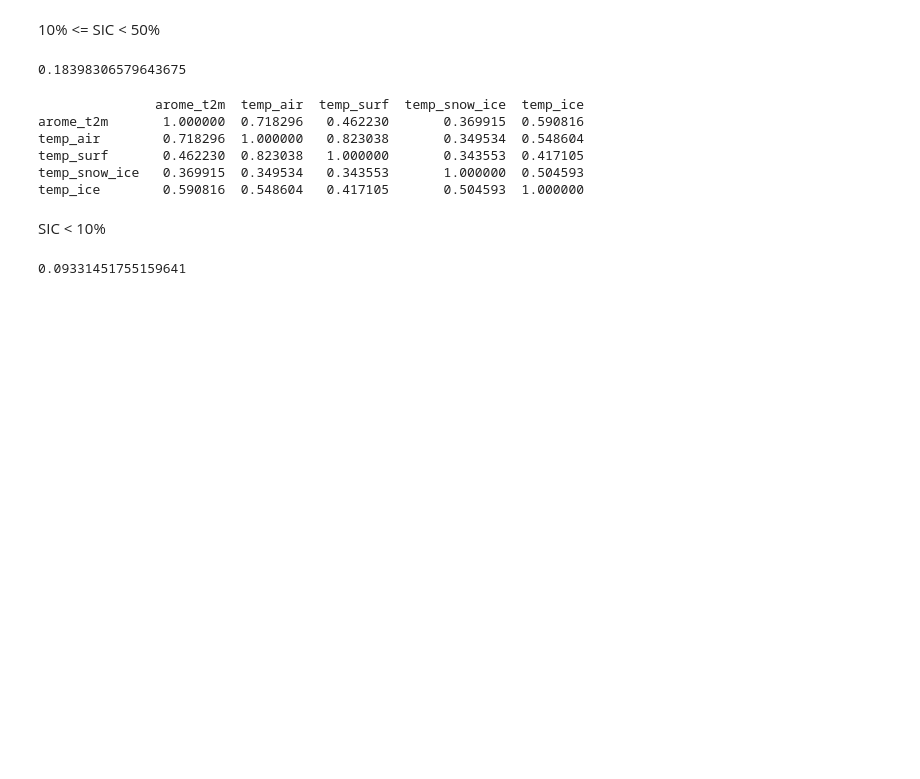
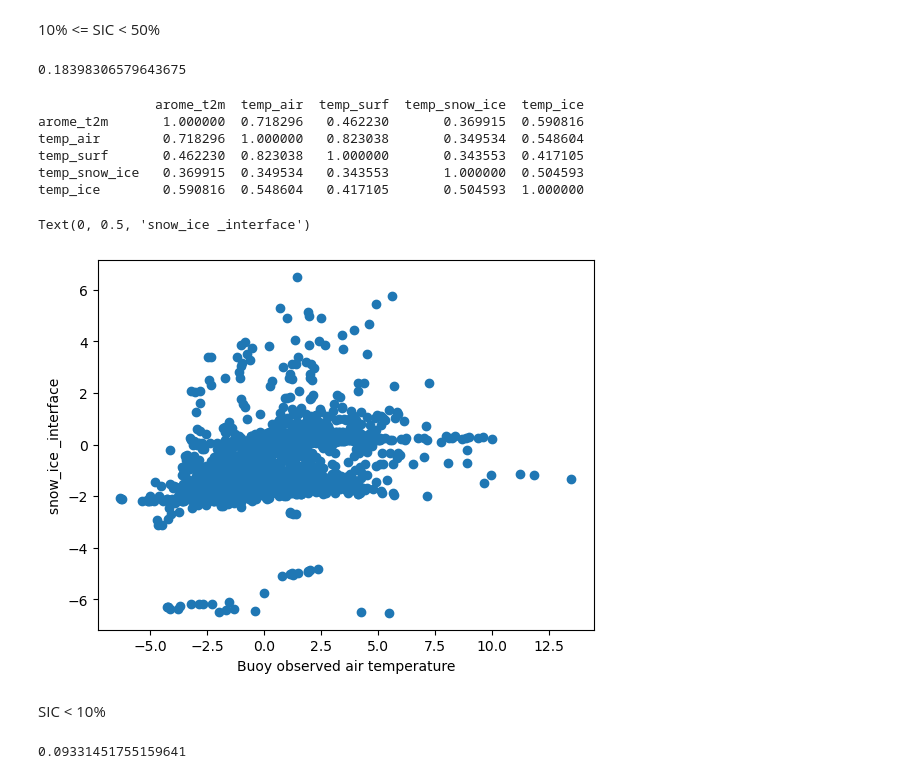
Before and after one commit to AreFrode/GEO9300_project, a Jupyter notebook: src/coreelations.ipynb, the cells around one changed output. Cells and saved outputs as stored; diff of their text form; code cells hidden in the pictures; blank space fills up the shorter version.

```diff
--- a/src/coreelations.ipynb
+++ b/src/coreelations.ipynb
@@ -134,6 +134,14 @@ temp_air        0.718296  1.000000   0.823038       0.349534  0.548604
 temp_surf       0.462230  0.823038   1.000000       0.343553  0.417105
 temp_snow_ice   0.369915  0.349534   0.343553       1.000000  0.504593
 temp_ice        0.590816  0.548604   0.417105       0.504593  1.000000
+# %%
+fig, ax = plt.subplots()
+ax.scatter(buoys_between_1050['temp_surf'], buoys_between_1050['temp_snow_ice'])
+ax.set_xlabel('Buoy observed air temperature')
+ax.set_ylabel('snow_ice _interface')
+# %% [output]
+Text(0, 0.5, 'snow_ice _interface')
+[figure, added]
 # %% [markdown]
 SIC < 10%
 # %%
```
Also changed, not shown: parts of 3 cells of this notebook, 3 other files.
